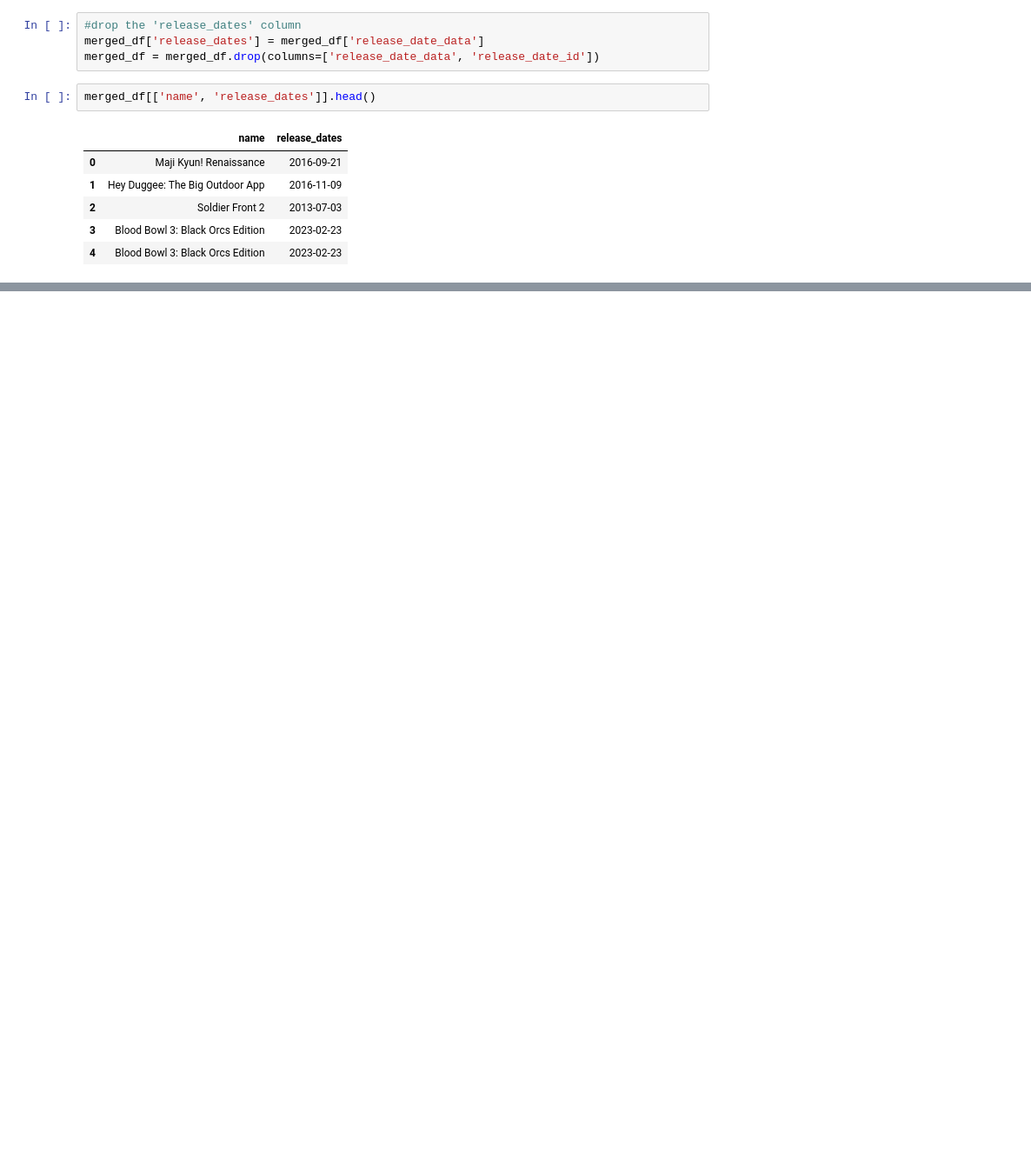
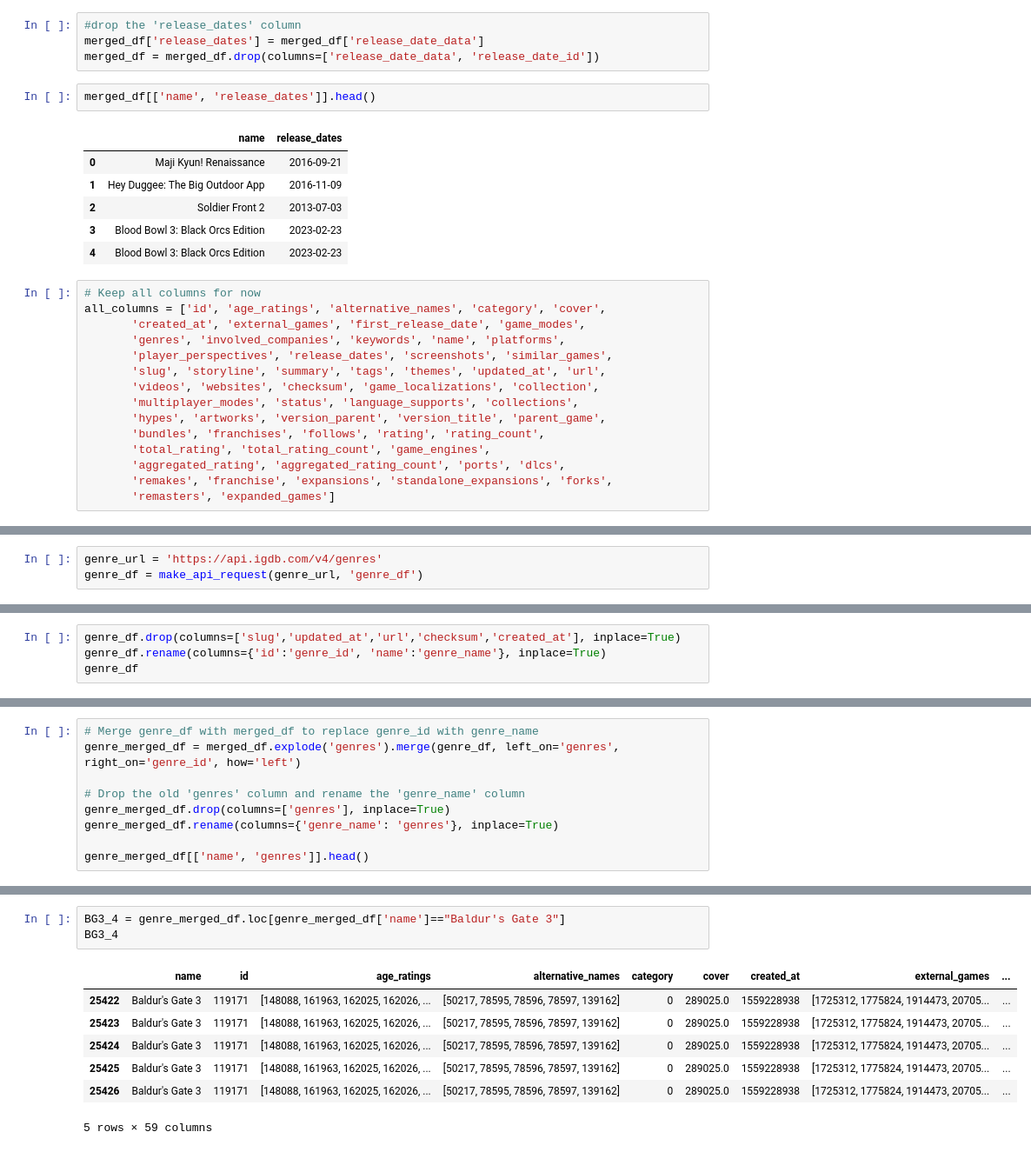
Before and after one commit to knohavec/Project-1-, a Jupyter notebook: Data Exploration Jupiter Notebooks/IGDB.ipynb, the cells around one changed output, grey strips where cells are left out. Shown: that part at 87% size. Cells and saved outputs as stored; diff of their text form; blank space fills up the shorter version.

```diff
--- a/Data Exploration Jupiter Notebooks/IGDB.ipynb
+++ b/Data Exploration Jupiter Notebooks/IGDB.ipynb
@@ -251,3 +249,18 @@ merged_df[['name', 'release_dates']].head()
 | 2 | Soldier Front 2 | 2013-07-03 |
 | 3 | Blood Bowl 3: Black Orcs Edition | 2023-02-23 |
 | 4 | Blood Bowl 3: Black Orcs Edition | 2023-02-23 |
+# %%
+# Keep all columns for now
+all_columns = ['id', 'age_ratings', 'alternative_names', 'category', 'cover',
+       'created_at', 'external_games', 'first_release_date', 'game_modes',
+       'genres', 'involved_companies', 'keywords', 'name', 'platforms',
+       'player_perspectives', 'release_dates', 'screenshots', 'similar_games',
+       'slug', 'storyline', 'summary', 'tags', 'themes', 'updated_at', 'url',
+       'videos', 'websites', 'checksum', 'game_localizations', 'collection',
+       'multiplayer_modes', 'status', 'language_supports', 'collections',
+       'hypes', 'artworks', 'version_parent', 'version_title', 'parent_game',
+       'bundles', 'franchises', 'follows', 'rating', 'rating_count',
+       'total_rating', 'total_rating_count', 'game_engines',
+       'aggregated_rating', 'aggregated_rating_count', 'ports', 'dlcs',
+       'remakes', 'franchise', 'expansions', 'standalone_expansions', 'forks',
+       'remasters', 'expanded_games']
@@ -265,0 +343,3 @@ BG3_2[['release_dates', 'first_release_date', 'name']].head()
+# %%
+genre_url = 'https://api.igdb.com/v4/genres'
+genre_df = make_api_request(genre_url, 'genre_df')
@@ -265,0 +355,4 @@ BG3_2[['release_dates', 'first_release_date', 'name']].head()
+# %%
+genre_df.drop(columns=['slug','updated_at','url','checksum','created_at'], inplace=True)
+genre_df.rename(columns={'id':'genre_id', 'name':'genre_name'}, inplace=True)
+genre_df
@@ -265,0 +377,9 @@ BG3_2[['release_dates', 'first_release_date', 'name']].head()
+# %%
+# Merge genre_df with merged_df to replace genre_id with genre_name
+genre_merged_df = merged_df.explode('genres').merge(genre_df, left_on='genres', right_on='genre_id', how='left')
+
+# Drop the old 'genres' column and rename the 'genre_name' column
+genre_merged_df.drop(columns=['genres'], inplace=True)
+genre_merged_df.rename(columns={'genre_name': 'genres'}, inplace=True)
+
+genre_merged_df[['name', 'genres']].head()
@@ -265,0 +393,11 @@ BG3_2[['release_dates', 'first_release_date', 'name']].head()
+# %%
+BG3_4 = genre_merged_df.loc[genre_merged_df['name']=="Baldur's Gate 3"]
+BG3_4
+# %% [output]
+|  | name | id | age_ratings | alternative_names | category | cover | created_at | external_games | ... |
+| 25422 | Baldur's Gate 3 | 119171 | [148088, 161963, 162025, 162026, ... | [50217, 78595, 78596, 78597, 139162] | 0 | 289025.0 | 1559228938 | [1725312, 1775824, 1914473, 20705... | ... |
+| 25423 | Baldur's Gate 3 | 119171 | [148088, 161963, 162025, 162026, ... | [50217, 78595, 78596, 78597, 139162] | 0 | 289025.0 | 1559228938 | [1725312, 1775824, 1914473, 20705... | ... |
+| 25424 | Baldur's Gate 3 | 119171 | [148088, 161963, 162025, 162026, ... | [50217, 78595, 78596, 78597, 139162] | 0 | 289025.0 | 1559228938 | [1725312, 1775824, 1914473, 20705... | ... |
+| 25425 | Baldur's Gate 3 | 119171 | [148088, 161963, 162025, 162026, ... | [50217, 78595, 78596, 78597, 139162] | 0 | 289025.0 | 1559228938 | [1725312, 1775824, 1914473, 20705... | ... |
+| 25426 | Baldur's Gate 3 | 119171 | [148088, 161963, 162025, 162026, ... | [50217, 78595, 78596, 78597, 139162] | 0 | 289025.0 | 1559228938 | [1725312, 1775824, 1914473, 20705... | ... |
+5 rows × 59 columns
```
Also changed, not shown: parts of 25 cells of this notebook, 2 other files.
